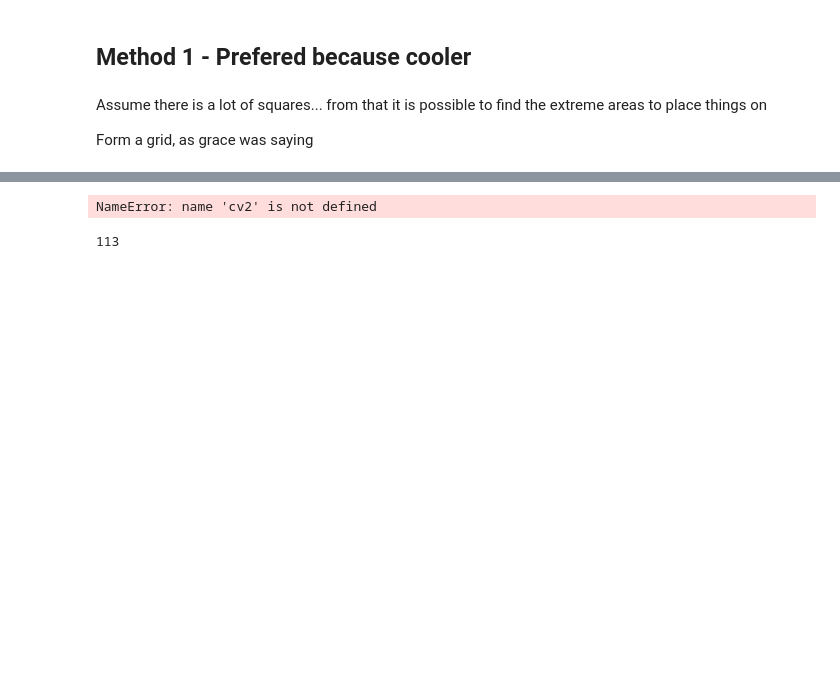
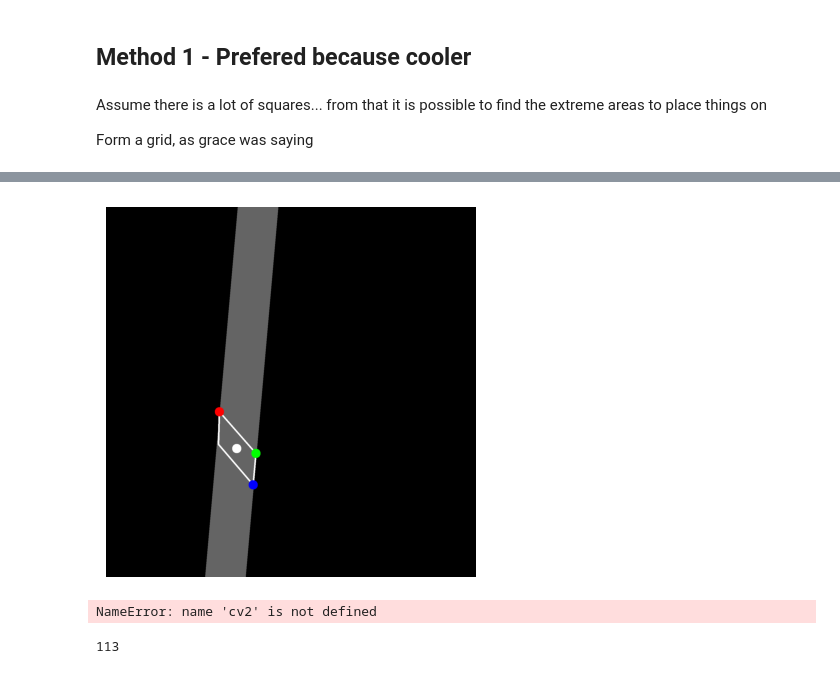
Before and after one commit to vivaansinghvi07/rubix-cube-solver, a Jupyter notebook: cv_testing.ipynb, the cells around one changed output, grey strips where cells are left out. Drawn from its saved outputs; the diff is of its cells as text; code cells hidden in the pictures; blank space fills up the shorter version.

```diff
--- a/cv_testing.ipynb
+++ b/cv_testing.ipynb
@@ -277,3 +298,31 @@ imshow(display_img)
+# %%
+import numpy as np
+import cv2
+from math import dist
+
+# setup stuff
+filler_img = np.zeros((1600, 1600), dtype=np.uint8)
+cnt = np.array([[490, 885], [648, 1065], [636, 1201], [486, 1026]])  # [[733, 712], [897, 886], [688, 1006], [528, 828]]
+c1, c2, c3 = cnt[:-1]
+moments = cv2.moments(cnt)
+center = (int(moments["m10"] / moments["m00"]), int(moments["m01"] / moments["m00"]))  # (x, y)
+
+# calculating pass-through line
+y_to_x_ratio = (c2[1] - c3[1]) / (c3[0] - c2[0])
+point1 = (0, int(y_to_x_ratio*center[0] + center[1]))
+point2 = (1600, int(-y_to_x_ratio*(1600-center[0]) + center[1]))
+thickness = int(dist(c1, c2) * abs(sin(atan2(c2[1] - c3[1], c3[0] - c2[0]) - atan2(c2[1] - c1[1], c1[0] - c2[0]))))
+cv2.line(filler_img, point1, point2, 100, thickness=thickness)   # problems with thickness argument
+
+# filling circles at c1, c2, and c3
+disp_img = cv2.drawContours(cv2.cvtColor(filler_img, cv2.COLOR_GRAY2BGR), [cnt], -1, (255, 255, 255), 5)
+cv2.circle(disp_img, c1, 20, (0, 0, 255), -1)  # red
+cv2.circle(disp_img, c2, 20, (0, 255, 0), -1)  # green
+cv2.circle(disp_img, c3, 20, (255, 0, 0), -1)  # blue
+cv2.circle(disp_img, center, 20, (255, 255, 255), -1)  # blue
+imshow(disp_img)
+# %% [output]
+[figure, added]
 # %%
 def get_face_color(p: Point) -> Color | None:
     pass
```
Also changed, not shown: parts of 6 cells of this notebook.
